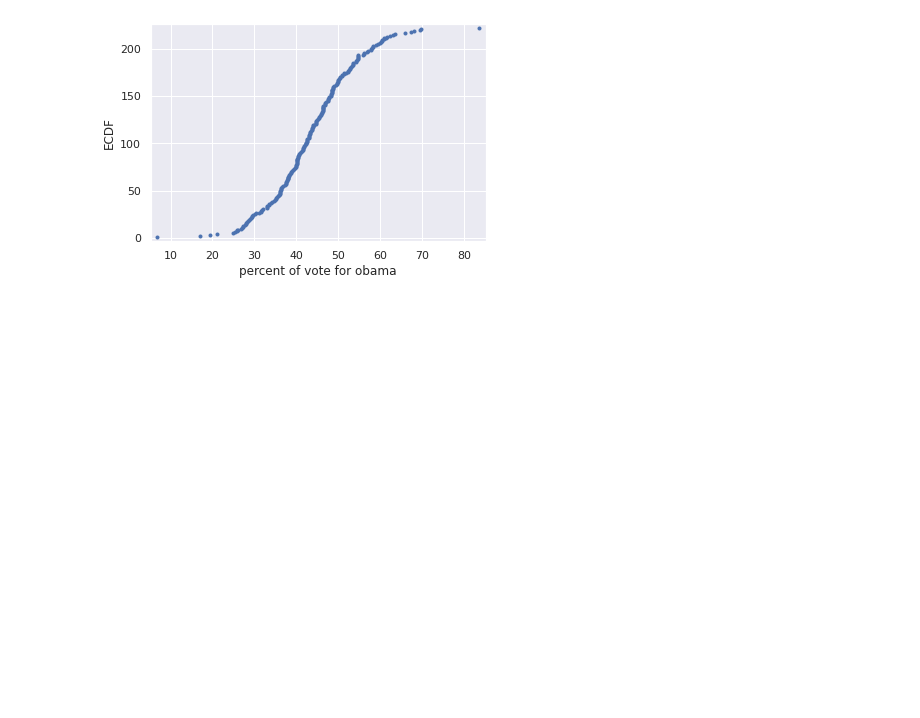
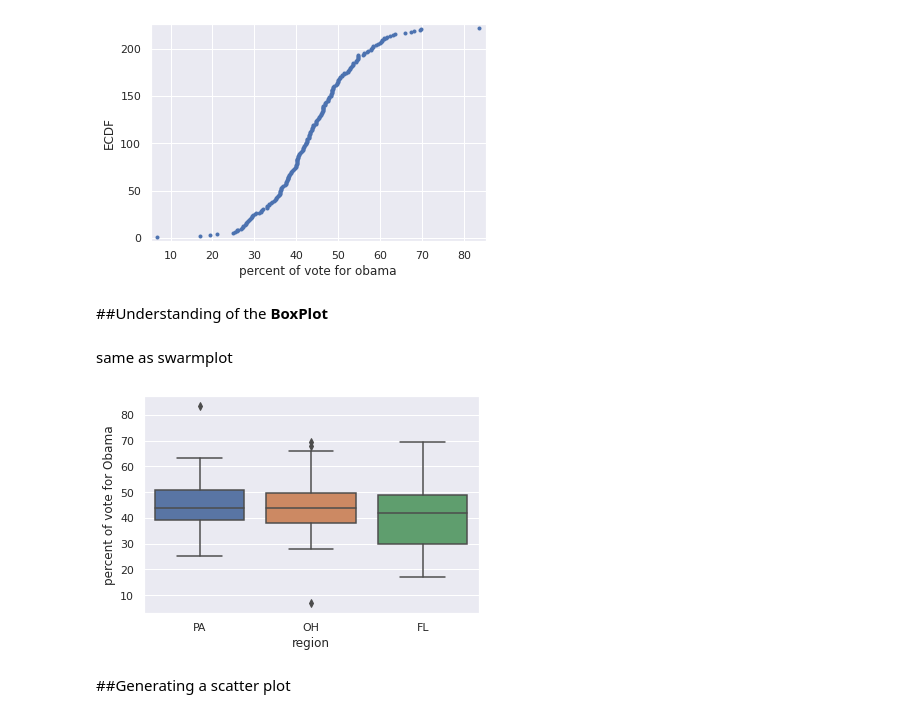
Before and after one commit to Jassii/Statistical_Thinking_Using_Python, a Jupyter notebook: Statistical_Thinking_Using_Python.ipynb, the cells around one changed output. Saved outputs shown, nothing was run; the diff lists cells and outputs as text; code cells hidden in the pictures; blank space fills up the shorter version.

```diff
--- a/Statistical_Thinking_Using_Python.ipynb
+++ b/Statistical_Thinking_Using_Python.ipynb
@@ -106,3 +106,22 @@ plt.margins(0.02)
 plt.show()
 # %% [output]
 [figure]
+# %% [markdown]
+##Understanding of the **BoxPlot**
+# %% [markdown]
+same as swarmplot
+# %%
+# Create box plot with Seaborn's default settings
+sb.boxplot(data=df,x='state',y='dem_share')
+
+# Label the axes
+plt.xlabel('region')
+plt.ylabel('percent of vote for Obama')
+
+
+# Show the plot
+plt.show()
+# %% [output]
+[figure, added]
+# %% [markdown]
+##Generating a scatter plot
```
Also changed, not shown: parts of 3 cells of this notebook.
